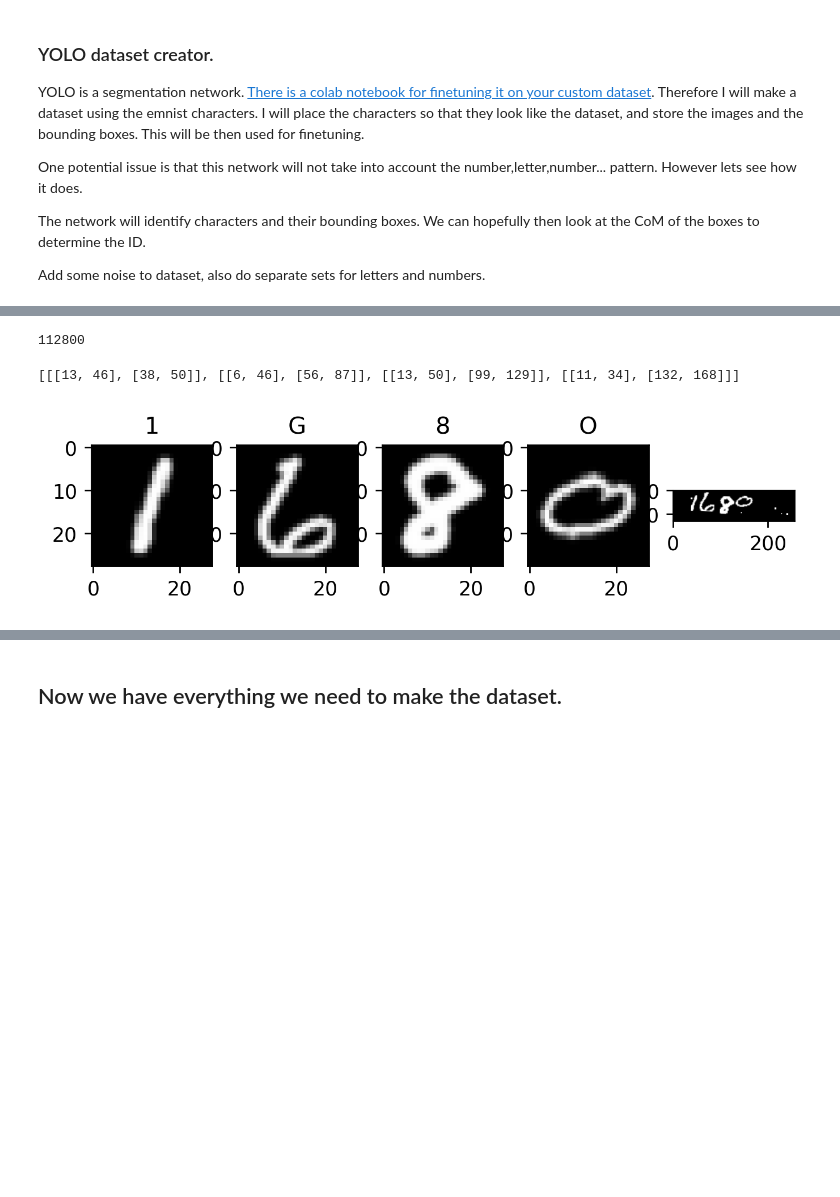
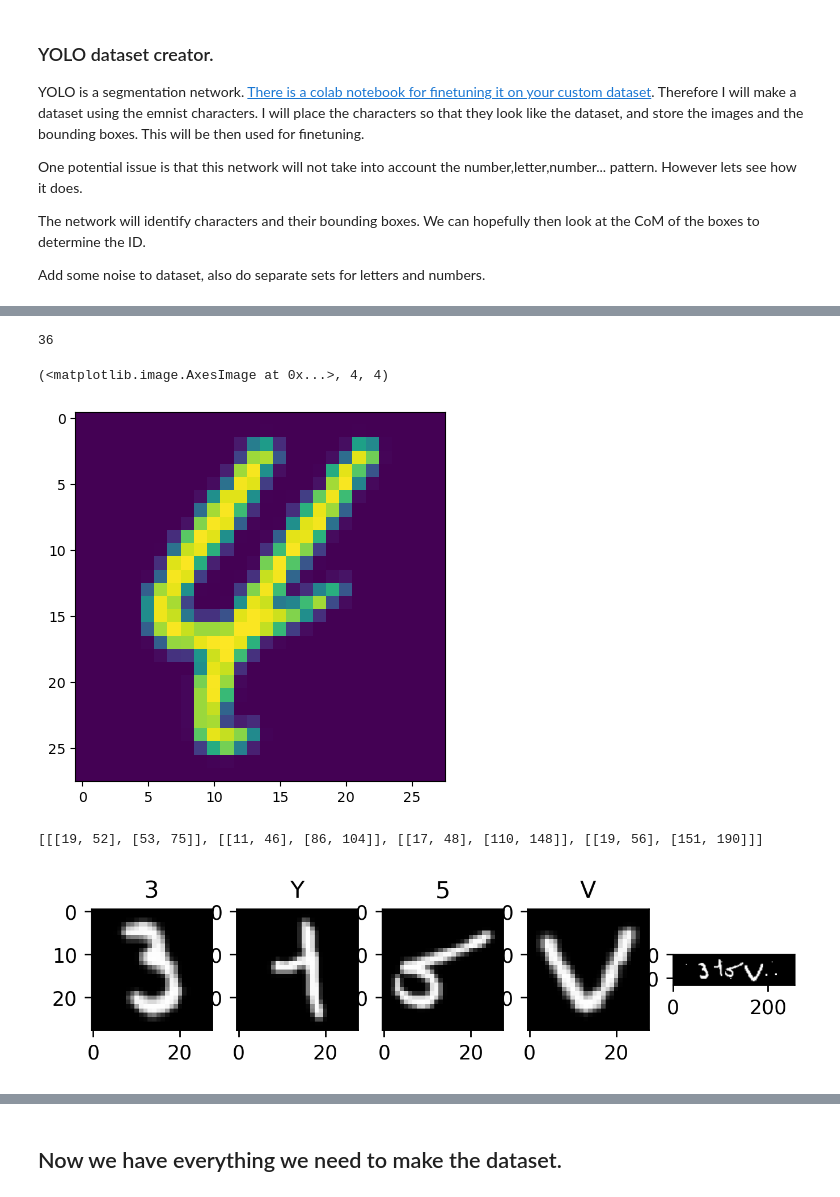
Before and after one commit to Jor-Lee/Guppies, a Jupyter notebook: makeYOLOdataset.ipynb, the cells around one changed output, grey strips where cells are left out. Saved outputs shown, nothing was run; the diff lists cells and outputs as text; code cells hidden in the pictures; blank space fills up the shorter version.

```diff
--- a/makeYOLOdataset.ipynb
+++ b/makeYOLOdataset.ipynb
@@ -64,10 +57,10 @@ with open(r'\\alfs1.physics.ox.ac.uk\al\howards/emnist-balanced-train.csv') as c
         i+=1
         if i==no_images:
             break
-# %%
-i
-# %% [output]
-112800
+# %%
+labels[1]
+# %% [output]
+36
 # %%
 def id_to_char(labels, keys_list):
     'convert the id into the corresponding character'
@@ -85,20 +78,26 @@ def remove_irrelevants(images, labels, keys_list, relevant_characters,):
     idxs = [i in position for i in labels]
     return images[idxs], labels[idxs]
 
-images, labels,  = remove_irrelevants(images, labels, by_merge_map, relevant_characters)
+images, labels_orig,  = remove_irrelevants(images, labels, by_merge_map, relevant_characters)
 
 # images_let, labels_let = remove_irrelevants(images, labels, by_merge_map, letters)
 # images_num, labels_num = remove_irrelevants(images, labels, by_merge_map, numbers)
 
 # labels_let = convert
 
-labels = convert_labels_to_relevant(labels, by_merge_map, relevant_characters)
+labels = convert_labels_to_relevant(labels_orig, by_merge_map, relevant_characters)
 
 images_num = images[labels<9]
 labels_num = labels[labels<9]
 
 images_let = images[labels>8]
 labels_let = labels[labels>8]
+# %%
+i = 1
+plt.imshow(images[i]), labels[i], labels_orig[i]
+# %% [output]
+(<matplotlib.image.AxesImage at 0x...>, 4, 4)
+[figure, added]
 # %%
 def crop_nonzero(img):
     x, y = np.nonzero(img)
@@ -196,5 +195,5 @@ img, boundingbox = collate_chars(chars,threshold=0.5)
 ax[-1].imshow(img, cmap='gray')
 print(boundingbox)
 # %% [output]
-[[[13, 46], [38, 50]], [[6, 46], [56, 87]], [[13, 50], [99, 129]], [[11, 34], [132, 168]]]
+[[[19, 52], [53, 75]], [[11, 46], [86, 104]], [[17, 48], [110, 148]], [[19, 56], [151, 190]]]
-[figure, old version]
+[figure, new version]
```
Also changed, not shown: parts of 24 cells of this notebook, 4 other files.
